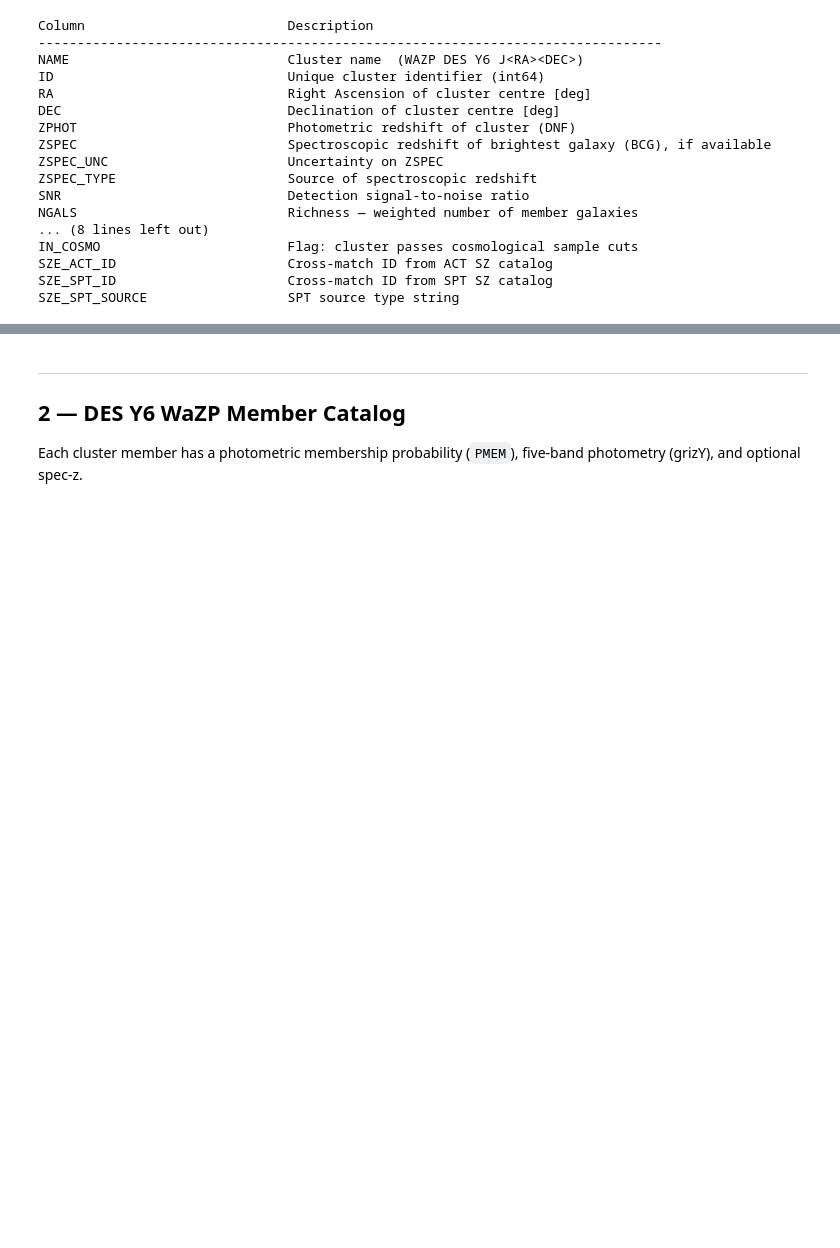
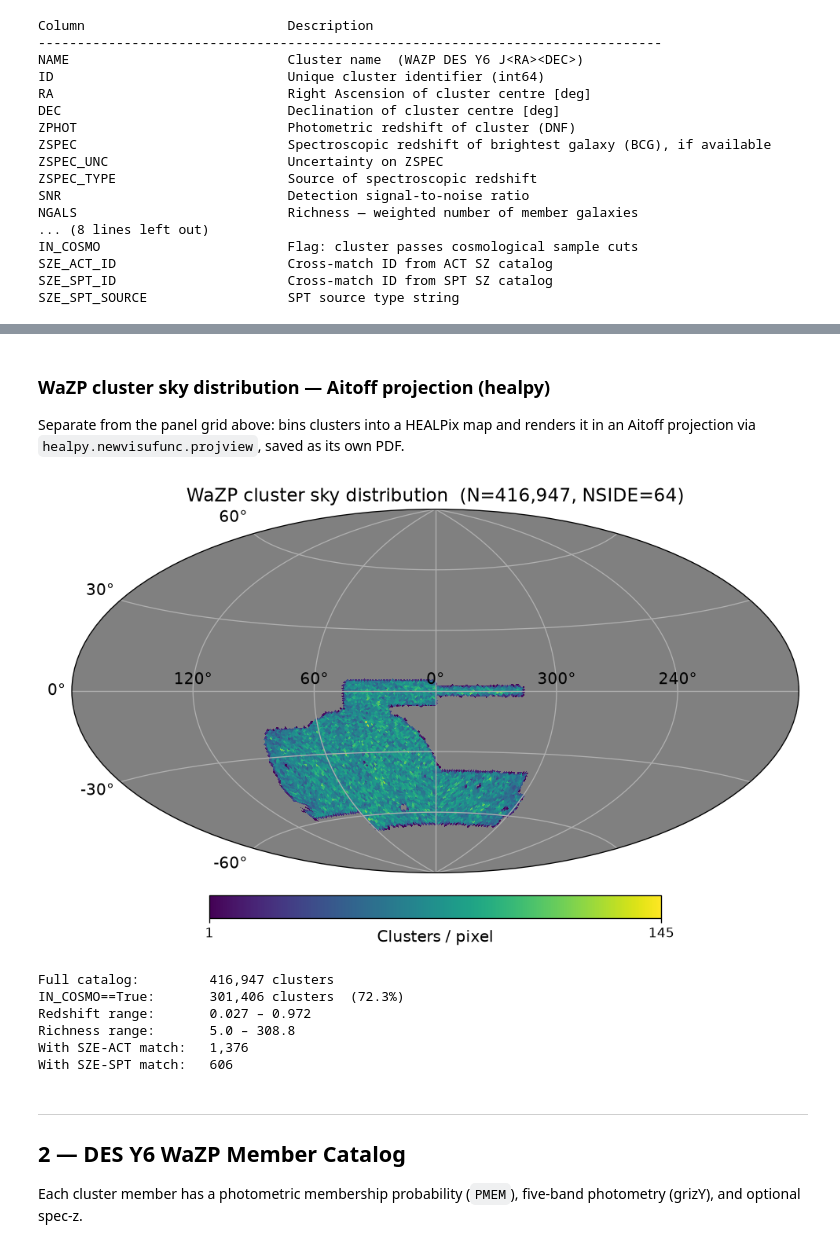
Before and after one commit to andrevitorelli/destacking, a Jupyter notebook: notebooks/data_exploration.ipynb, the cells around one changed output, grey strips where cells are left out. Drawn from its saved outputs; the diff is of its cells as text; code cells hidden in the pictures; blank space fills up the shorter version.

```diff
--- a/notebooks/data_exploration.ipynb
+++ b/notebooks/data_exploration.ipynb
@@ -192,3 +194,34 @@ plt.show()
+# %% [markdown]
+### WaZP cluster sky distribution — Aitoff projection (healpy)
+
+Separate from the panel grid above: bins clusters into a HEALPix map and
+renders it in an Aitoff projection via `healpy.newvisufunc.projview`, saved
+as its own PDF.
+# %%
+import healpy as hp
+from healpy.newvisufunc import projview
+
+NSIDE = 64
+npix = hp.nside2npix(NSIDE)
+theta = np.radians(90.0 - cl['DEC'])
+phi   = np.radians(cl['RA'])
+pix   = hp.ang2pix(NSIDE, theta, phi)
+counts = np.bincount(pix, minlength=npix).astype(float)
+counts[counts == 0] = np.nan  # unobserved/empty pixels shown as background, not zero
+
+projview(
+    counts,
+    projection_type='aitoff',
+    coord=['C'],
+    graticule=True, graticule_labels=True,
+    unit='Clusters / pixel',
+    cmap='viridis',
+    title=f'WaZP cluster sky distribution  (N={len(cl):,}, NSIDE={NSIDE})',
+)
+plt.savefig('figs/wazp_sky_aitoff.pdf', bbox_inches='tight')
+plt.show()
+# %% [output]
+[figure, added]
 # %%
 # Cosmological sample subset
 cosmo = cl[cl['IN_COSMO']]
@@ -196,8 +229,15 @@ print(f'Full catalog:         {len(cl):,} clusters')
 print(f'IN_COSMO==True:       {len(cosmo):,} clusters  ({100*len(cosmo)/len(cl):.1f}%)')
 print(f'Redshift range:       {cosmo["ZPHOT"].min():.3f} – {cosmo["ZPHOT"].max():.3f}')
 print(f'Richness range:       {cosmo["NGALS"].min():.1f} – {cosmo["NGALS"].max():.1f}')
-print(f'With SZE-ACT match:   {(cosmo["SZE_ACT_ID"] != b"").sum():,}')
-print(f'With SZE-SPT match:   {(cosmo["SZE_SPT_ID"] != b"").sum():,}')
+print(f'With SZE-ACT match:   {(cosmo["SZE_ACT_ID"] != "").sum():,}')
+print(f'With SZE-SPT match:   {(cosmo["SZE_SPT_ID"] != "").sum():,}')
+# %% [output]
+Full catalog:         416,947 clusters
+IN_COSMO==True:       301,406 clusters  (72.3%)
+Redshift range:       0.027 – 0.972
+Richness range:       5.0 – 308.8
+With SZE-ACT match:   1,376
+With SZE-SPT match:   606
 # %% [markdown]
 ---
 ## 2 — DES Y6 WaZP Member Catalog
```
Also changed, not shown: parts of 14 cells of this notebook.
